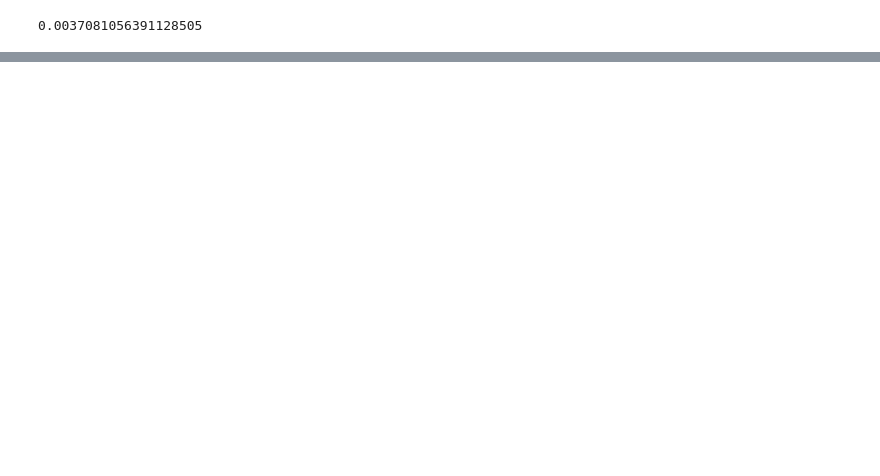
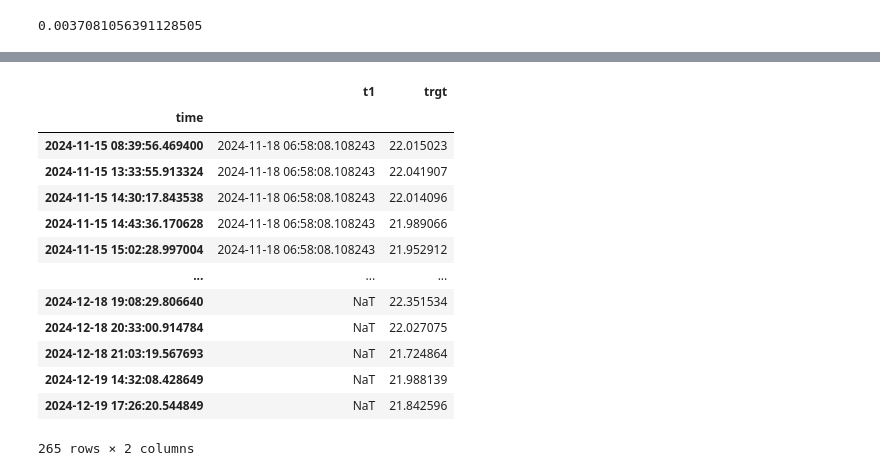
Before and after one commit to slothkins/AFML, a Jupyter notebook: AFML me.ipynb, the cells around one changed output, grey strips where cells are left out. Saved outputs shown, nothing was run; the diff lists cells and outputs as text; code cells hidden in the pictures; blank space fills up the shorter version.

```diff
--- a/AFML me.ipynb
+++ b/AFML me.ipynb
@@ -95,0 +76,16 @@ print(bins.shape)
+# %%
+# Define moving average windows
+short_window = 50  # e.g., 50 periods
+long_window = 200  # e.g., 200 periods
+# %%
+events=my_afml.movingAverageCrossover(volume_bars_df.close,short_window,long_window)
+# %%
+t1=my_afml.getVb(volume_bars_df.close,events)
+# %%
+ptsl=[1,2]
+trgt=vol.mean()*volume_bars_df.close
+minRet=0.00003
+numThread=24
+trigger=my_afml.getEvents(volume_bars_df.close,events,ptsl,trgt,minRet,numThread,t1)
+# print(trigger)
+# print(trigger.shape)
@@ -95,0 +95,17 @@ print(bins.shape)
+# %%
+trigger
+# %% [output]
+|  | t1 | trgt |
+| time |  |  |
+| 2024-11-15 08:39:56.469400 | 2024-11-18 06:58:08.108243 | 22.015023 |
+| 2024-11-15 13:33:55.913324 | 2024-11-18 06:58:08.108243 | 22.041907 |
+| 2024-11-15 14:30:17.843538 | 2024-11-18 06:58:08.108243 | 22.014096 |
+| 2024-11-15 14:43:36.170628 | 2024-11-18 06:58:08.108243 | 21.989066 |
+| 2024-11-15 15:02:28.997004 | 2024-11-18 06:58:08.108243 | 21.952912 |
+| ... | ... | ... |
+| 2024-12-18 19:08:29.806640 | NaT | 22.351534 |
+| 2024-12-18 20:33:00.914784 | NaT | 22.027075 |
+| 2024-12-18 21:03:19.567693 | NaT | 21.724864 |
+| 2024-12-19 14:32:08.428649 | NaT | 21.988139 |
+| 2024-12-19 17:26:20.544849 | NaT | 21.842596 |
+265 rows × 2 columns
```
Also changed, not shown: parts of 18 cells of this notebook, 1 other file.
